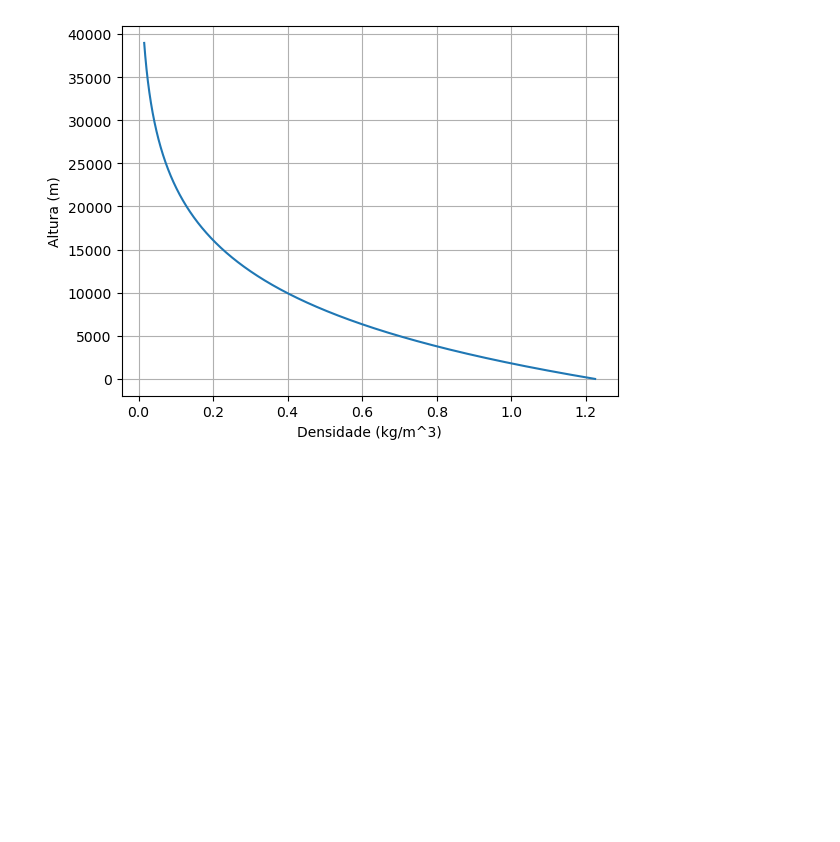
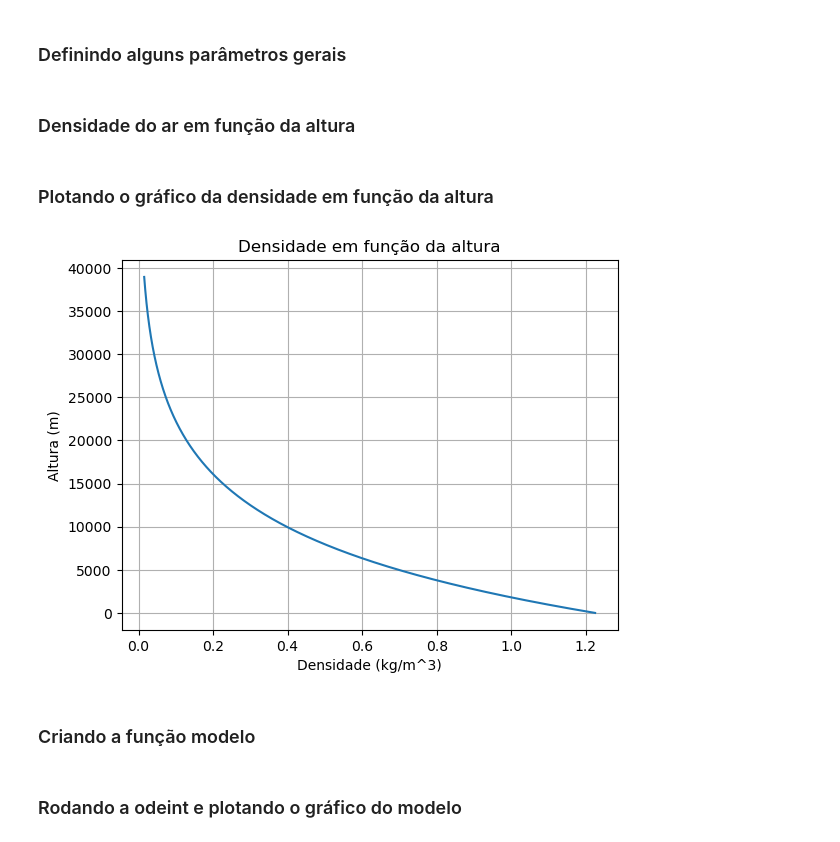
Before and after one commit to antoniocarlosgsf/Pulo-de-Felix-Baumgartner, a Jupyter notebook: modelagem.ipynb, the cells around one changed output. Drawn from its saved outputs; the diff is of its cells as text; code cells hidden in the pictures; blank space fills up the shorter version.

Commit message:
gráfico conclusivo, terminando as configurações dos gráficos e ajustando o range do modelo

```diff
--- a/modelagem.ipynb
+++ b/modelagem.ipynb
@@ -4,4 +8,6 @@ from math import *
 import numpy as np
 import matplotlib.pyplot as plt
 from scipy.integrate import odeint
+# %% [markdown]
+### Definindo alguns parâmetros gerais
 # %%
@@ -32,28 +32,34 @@ tf=260
 tempo=np.arange(0,tf,dt)
+# %% [markdown]
+### Densidade do ar em função da altura
 # %%
-#implementando a função densidade em relação a altura
+# Implementando a função densidade em relação a altura
 def densidade(h):
     a=-(h/8882)
     densidade_ar=1.225*(e**a)
-    if densidade_ar<0:
-        densidade_ar=0
+
     return densidade_ar
+# %% [markdown]
+### Plotando o gráfico da densidade em função da altura
 # %%
-#plotando o gráfico
+# Criando a lista de densidades
 lista_densidade=[]
 lista_altura=np.arange(0, altura, 1)
 for i in lista_altura:
     lista_densidade.append(densidade(i))
 
-
+# Plotando o gráfico
 
 plt.plot(lista_densidade, lista_altura)
-plt.grid()
+plt.title('Densidade em função da altura')
 plt.xlabel('Densidade (kg/m^3)')
 plt.ylabel('Altura (m)')
+plt.grid()
 plt.show()
 # %% [output]
-[figure, old version]
+[figure, new version]
+# %% [markdown]
+### Criando a função modelo
 # %%
 def modelo(k, t_queda):
     y = k[0]
@@ -71,6 +77,8 @@ def modelo(k, t_queda):
 
     dkdt=[dydt, dvdt]
     return dkdt
+# %% [markdown]
+### Rodando a odeint e plotando o gráfico do modelo
 # %%
 reso_numerica = odeint(modelo, CI, tempo)
 
```
Also changed, not shown: parts of 12 cells of this notebook.
